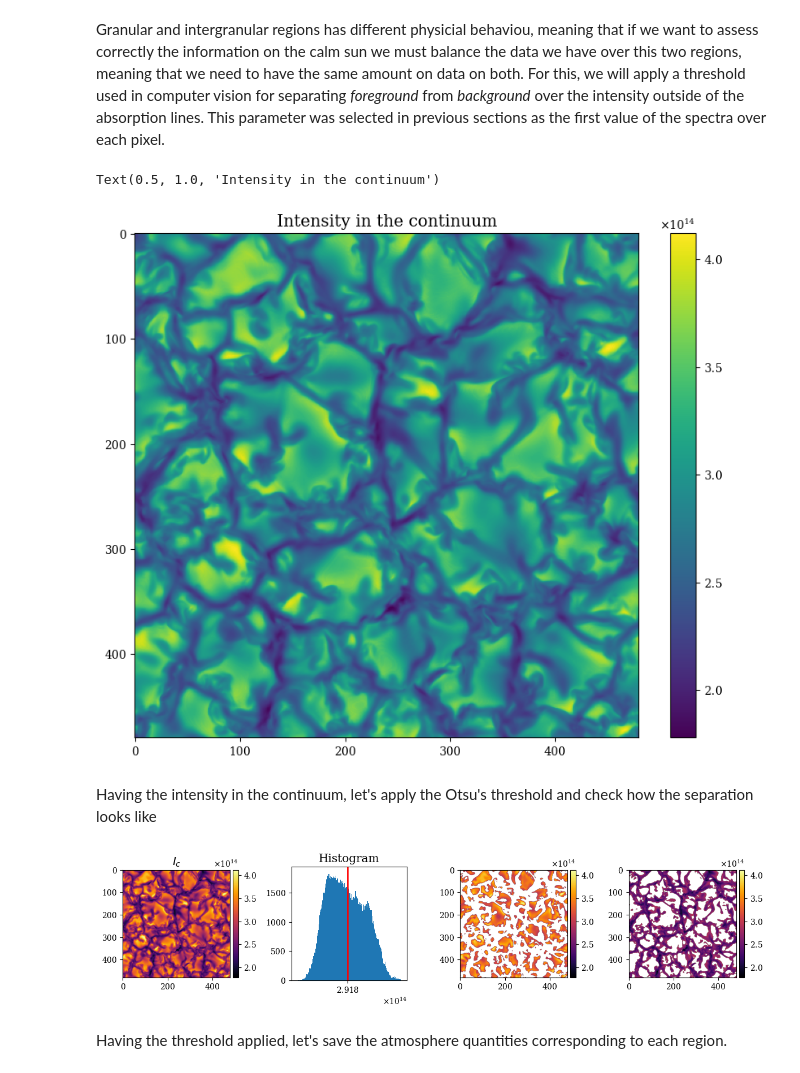
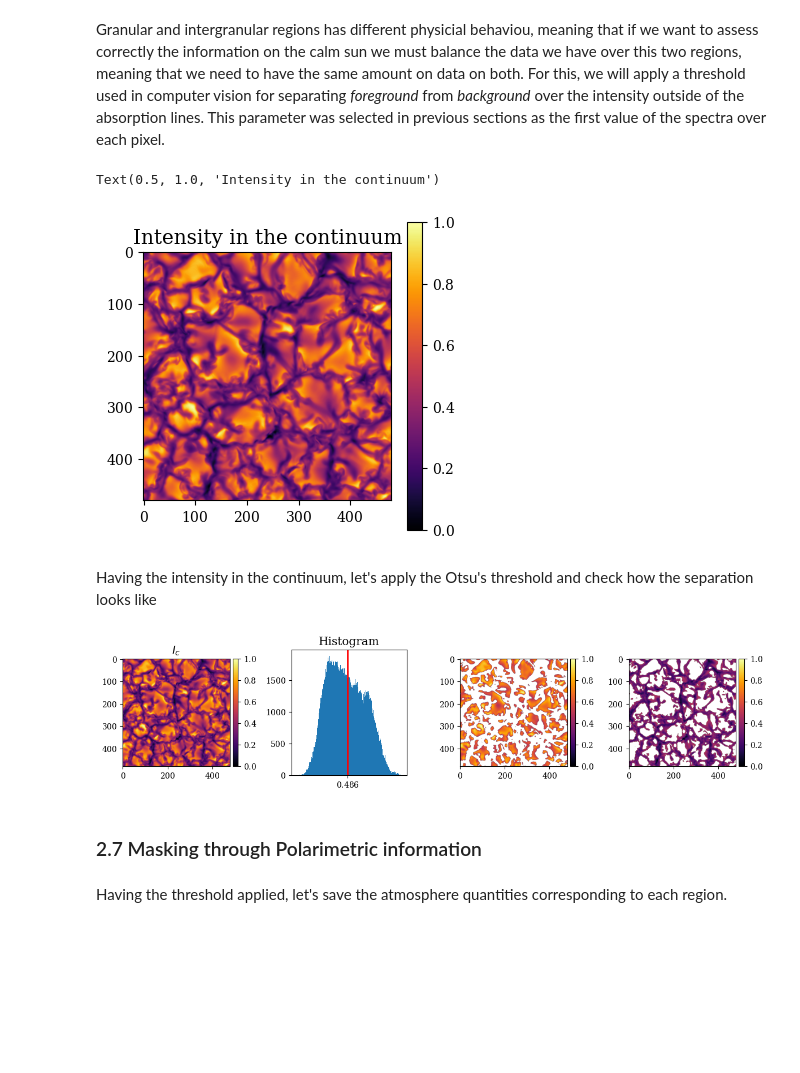
Before and after one commit to juagudeloo/Tesis_maestria_OAN, a Jupyter notebook: notebooks/Charging_the_data.ipynb, the cells around one changed output. Saved outputs shown, nothing was run; the diff lists cells and outputs as text; code cells hidden in the pictures; blank space fills up the shorter version.

```diff
--- a/notebooks/Charging_the_data.ipynb
+++ b/notebooks/Charging_the_data.ipynb
@@ -678,7 +676,8 @@ new_points = 112
 new_resol = np.linspace(0,288,new_points, dtype=np.int64)
 new_resol = np.add(new_resol, 6)
 #File to save the degraded stokes
-new_stokes_out = ptm / "resampled_stokes" / f"resampled_stokes_f{filename}_sr{new_points}_wl_points.npy"
+resampled_dir = ptm / "resampled_stokes"
+new_stokes_out = resampled_dir / f"resampled_stokes_f{filename}_sr{new_points}_wl_points.npy"
 
 #Degradation process
 if not os.path.exists(new_stokes_out):
@@ -714,9 +713,11 @@ if not os.path.exists(new_stokes_out):
                     resampled_spectrum[i] = np.sum(np.multiply(shorten_spect,g))
                     i += 1
                 new_stokes[jx, jy,:,s] = resampled_spectrum
+                new_stokes[jx,jy,:, s] += 1e-4 * np.random.randn(new_points) * np.max(new_stokes[jx,jy,:, 0], axis=0)
     np.save(new_stokes_out, new_stokes)
 else:
     new_stokes = np.load(new_stokes_out)
     print("stokes degraded!")
 stokes = new_stokes
+del new_stokes
 # %% [output]
@@ -761,7 +758,7 @@ plt.show()
 # Spectral plot
 fig, ax = plt.subplots(2, 2, figsize=(2*3, 2*3))
 for i in range(len(stokes_titles)):
-    ax[i // 2, i % 2].plot(new_wl, stokes[test_x, test_y, :, i], "k")
+    ax[i // 2, i % 2].plot(new_wl, stokes[test_x, test_y, :, i], "k", linewidth = 2, alpha = 0.5)
     ax[i // 2, i % 2].scatter(new_wl, stokes[test_x, test_y, :, i], s = 20, color = "red")
     ax[i // 2, i % 2].set_title(stokes_titles[i])
     ax[i // 2, i % 2].set_xlabel("Wavelength (Å)")
@@ -852,7 +844,7 @@ cont_indices = [0,1,int(len(new_wl)/2)-1,int(len(new_wl)/2),int(len(new_wl)/2)+1
 wl_cont_values = new_wl[cont_indices] #corresponding wavelength values to the selected continuum indices
 cont_values = stokes[test_x, test_y,cont_indices,0] #corresponding intensity values to the selected continuum indices
 
-cont_model = interp1d(wl_cont_values, cont_values, kind="cubic") #Interpolation applied over the assumed continuum values
+cont_model = interp1d(wl_cont_values, cont_values, kind="linear") #Interpolation applied over the assumed continuum values
 
 fig, ax = plt.subplots(figsize = (7,3))
 ax.scatter(wl_cont_values, cont_values, label = "manually selected", color = "green", s = 50)
@@ -871,15 +871,4 @@ Having both the scale factors and the algorithm for finding the continuum model
 # %%
-#Atmosphere magnitudes normalization
-muram_box[...,0] = norm_func(muram_box[...,0], phys_maxmin["T"])
-
-muram_box[...,1] = norm_func(muram_box[...,1], phys_maxmin["Rho"])
-
-muram_box[...,2] = norm_func(muram_box[...,2], phys_maxmin["B"])
-muram_box[...,3] = norm_func(muram_box[...,3], phys_maxmin["B"])
-muram_box[...,4] = norm_func(muram_box[...,4], phys_maxmin["B"])
-
-muram_box[...,5] = norm_func(muram_box[...,5], phys_maxmin["V"])
-
 #Stokes parameter normalization by the continuum
 scaled_dir = ptm / "scaled_stokes"
 if not os.path.exists(scaled_dir):
@@ -890,19 +879,23 @@ print(scaled_out)
 #if not os.path.exists(scaled_out):
 scaled_stokes = np.ones_like(stokes)
 scaled_old_stokes = np.ones_like(old_stokes)
+mean_continuum = np.ones_like(stokes[...,0,0])
 cont_indices = [0,1,int(len(wl)/2)-1,int(len(wl)/2),int(len(wl)/2)+1,-2,-1]
 wl_cont_values = wl[cont_indices] #corresponding wavelength values to the selected continuum indices
 
 for jx in tqdm(range(nx)):
-    for jz in range(nz):
+    for jy in range(ny):
         for i in range(stokes.shape[-1]):
-            cont_values = old_stokes[jx, jz,cont_indices,0] #corresponding intensity values to the selected continuum indices
+            cont_values = old_stokes[jx, jy,cont_indices,0] #corresponding intensity values to the selected continuum indices
 
-            cont_model = interp1d(wl_cont_values, cont_values, kind="cubic") #Interpolation applied over the assumed continuum values
+            cont_model = interp1d(wl_cont_values, cont_values, kind="linear") #Interpolation applied over the assumed continuum values
 
-            scaled_stokes[jx, jz,:,i] = stokes[jx, jz,:,i]/cont_model(new_wl)
-            scaled_old_stokes[jx, jz,:,i] = old_stokes[jx, jz,:,i]/cont_model(wl)
+            scaled_stokes[jx, jy,:,i] = stokes[jx, jy,:,i]/cont_model(new_wl)
+            scaled_old_stokes[jx, jy,:,i] = old_stokes[jx, jy,:,i]/cont_model(wl)
+
+            mean_continuum[jx,jy] = cont_model(new_wl).mean()
 stokes = scaled_stokes
+old_stokes = scaled_old_stokes
 np.save(scaled_out, stokes)
 #else:
 #    stokes = np.load(scaled_out)
@@ -911,4 +904,5 @@ np.save(scaled_out, stokes)
 scaling_importance = [1, 7, 7, 4] #Stokes parameters importance levels -> mapping Q, U and V to 0.1 of the intensity scale
 for i in range(len(scaling_importance)):
     stokes[:,:,:,i] = stokes[:,:,:,i]*scaling_importance[i]
+mean_continuum = norm_func(mean_continuum, [mean_continuum.max(), mean_continuum.min()])
 # %% [output]
@@ -1011,13 +1034,13 @@ muram_box.shape, stokes.shape
 # %% [markdown]
 Granular and intergranular regions has different physicial behaviou, meaning that if we want to assess correctly the information on the calm sun we must balance the data we have over this two regions, meaning that we need to have the same amount on data on both. For this, we will apply a threshold used in computer vision for separating _foreground_ from _background_ over the intensity outside of the absorption lines. This parameter was selected in previous sections as the first value of the spectra over each pixel.
 # %%
-fig, ax = plt.subplots()
-im = ax.imshow(I_63005)
-fig.colorbar(im, ax = ax, cmap = "inferno")
+fig, ax = plt.subplots(figsize = (4,4))
+im = ax.imshow(mean_continuum, cmap = "inferno")
+fig.colorbar(im, ax = ax)
 ax.set_title("Intensity in the continuum")
 # %% [output]
 Text(0.5, 1.0, 'Intensity in the continuum')
-[figure, old version]
+[figure, new version]
 # %% [markdown]
 Having the intensity in the continuum, let's apply the Otsu's threshold and check how the separation looks like
 # %%
@@ -1032,24 +1055,24 @@ inter_mask = np.ma.masked_array(I_63005, mask=~im_bin).mask
 fig, ax = plt.subplots(1, 4, figsize=(3*4, 3))
 
 cmap = "inferno"
-im = ax[0].imshow(I_63005, cmap=cmap)
+im = ax[0].imshow(mean_continuum, cmap=cmap)
 divider = make_axes_locatable(ax[0])
 cax = divider.append_axes("right", size="5%", pad=0.05)
 fig.colorbar(im, cax=cax)
-vmin, vmax = [np.min(I_63005), np.max(I_63005)]
+vmin, vmax = [np.min(mean_continuum), np.max(mean_continuum)]
 ax[0].set_title(r"$I_{c}$")
 
-ax[1].hist(I_63005.ravel(), bins=256)
+ax[1].hist(mean_continuum.ravel(), bins=256)
 ax[1].set_xticks([thresh1])
 ax[1].set_title('Histogram')
 ax[1].axvline(thresh1, color='r')
 
-im2 = ax[2].imshow(np.ma.masked_array(I_63005, mask=im_bin), vmin=vmin, vmax=vmax, cmap=cmap)
+im2 = ax[2].imshow(np.ma.masked_array(mean_continuum, mask=im_bin), vmin=vmin, vmax=vmax, cmap=cmap)
 divider2 = make_axes_locatable(ax[2])
 cax2 = divider2.append_axes("right", size="5%", pad=0.05)
 fig.colorbar(im2, cax=cax2)
 
-im3 = ax[3].imshow(np.ma.masked_array(I_63005, mask=~im_bin), vmin=vmin, vmax=vmax, cmap=cmap)
+im3 = ax[3].imshow(np.ma.masked_array(mean_continuum, mask=~im_bin), vmin=vmin, vmax=vmax, cmap=cmap)
 divider3 = make_axes_locatable(ax[3])
 cax3 = divider3.append_axes("right", size="5%", pad=0.05)
 fig.colorbar(im3, cax=cax3)
@@ -1058,4 +1081,6 @@ fig.tight_layout()
 fig.savefig(images_output / "Otsu_thres_I_stokes.png", transparent=False)
 plt.show()
 # %% [output]
-[figure, old version]
+[figure, new version]
+# %% [markdown]
+### 2.7 Masking through Polarimetric information
```
Also changed, not shown: parts of 21 cells of this notebook, 1 other file.
